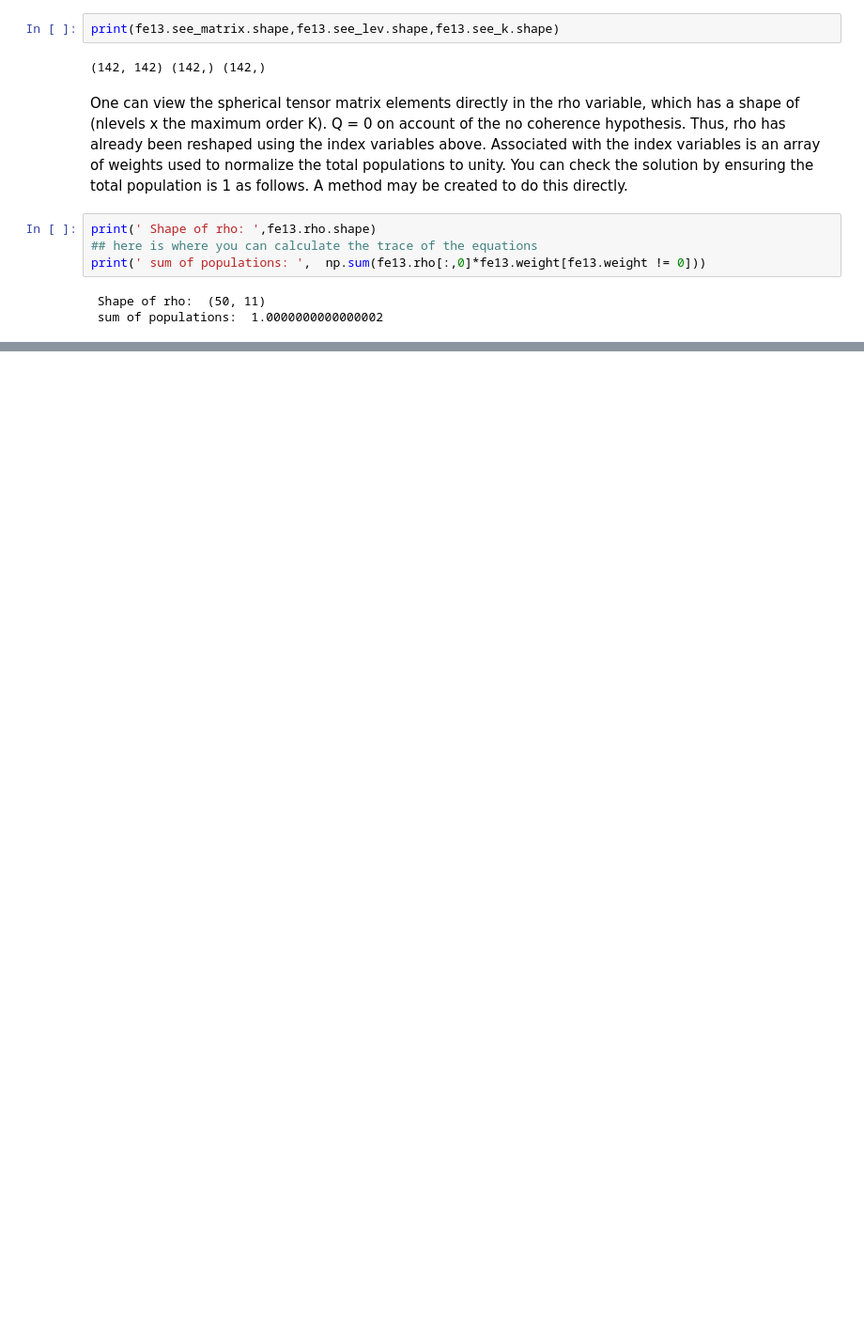
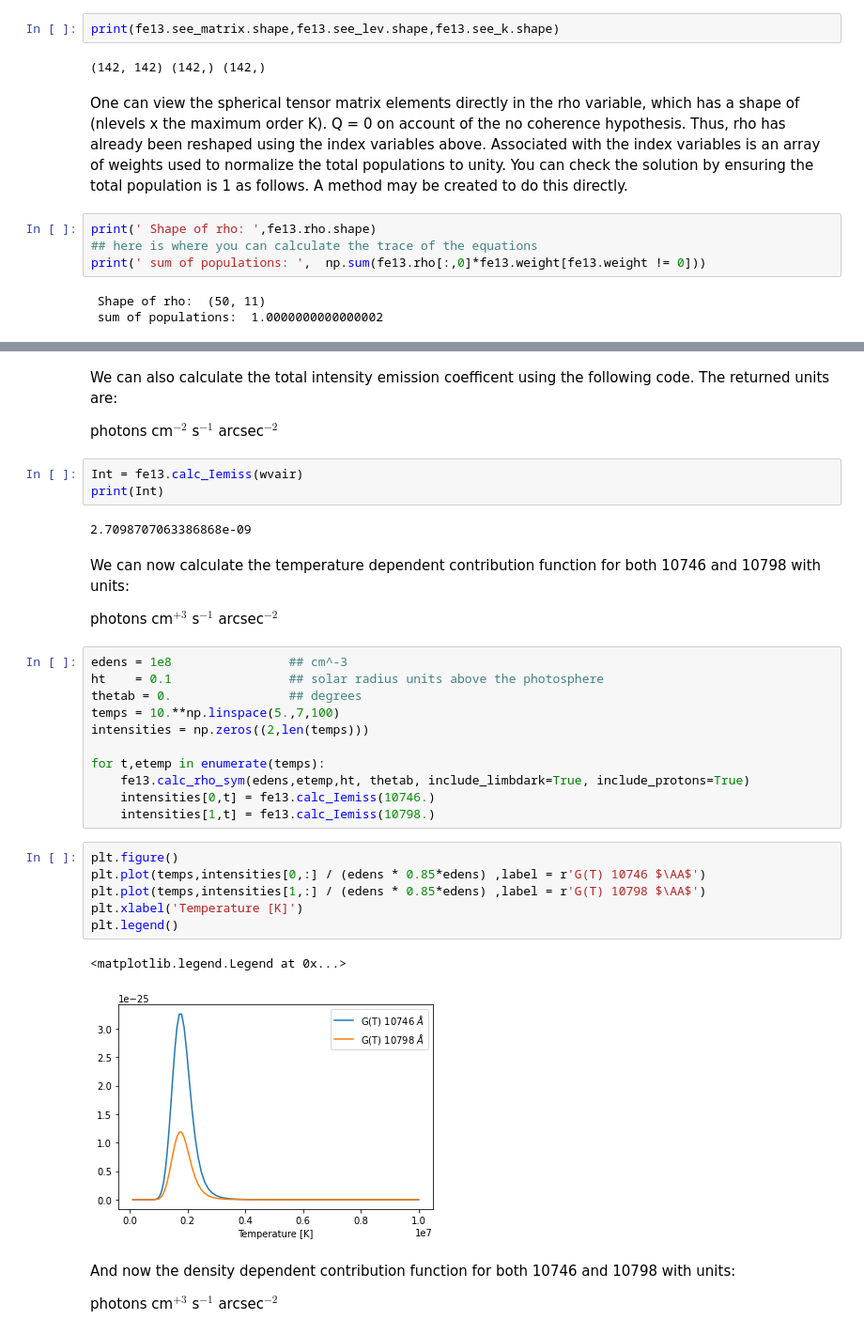
Before and after one commit to tschad/pycelp, a Jupyter notebook: examples/A_tour_of_the_Ion_class.ipynb, the cells around one changed output, grey strips where cells are left out. Shown: that part at 94% size. Drawn from its saved outputs; the diff is of its cells as text; blank space fills up the shorter version.

```diff
--- a/examples/A_tour_of_the_Ion_class.ipynb
+++ b/examples/A_tour_of_the_Ion_class.ipynb
@@ -105,0 +139,37 @@ print(' sum of populations: ',  np.sum(fe13.rho[:,0]*fe13.weight[fe13.weight !=
+# %% [markdown]
+We can also calculate the total intensity emission coefficent using the following code.  The returned units are:
+
+photons cm$^{-2}$ s$^{-1}$ arcsec$^{-2}$
+# %%
+Int = fe13.calc_Iemiss(wvair)
+print(Int)
+# %% [output]
+2.7098707063386868e-09
+# %% [markdown]
+We can now calculate the temperature dependent contribution function for both 10746 and 10798 with units:
+
+photons cm$^{+3}$ s$^{-1}$ arcsec$^{-2}$
+# %%
+edens = 1e8                ## cm^-3
+ht    = 0.1                ## solar radius units above the photosphere
+thetab = 0.                ## degrees
+temps = 10.**np.linspace(5.,7,100)
+intensities = np.zeros((2,len(temps)))
+
+for t,etemp in enumerate(temps):
+    fe13.calc_rho_sym(edens,etemp,ht, thetab, include_limbdark=True, include_protons=True)
+    intensities[0,t] = fe13.calc_Iemiss(10746.)
+    intensities[1,t] = fe13.calc_Iemiss(10798.)
+# %%
+plt.figure()
+plt.plot(temps,intensities[0,:] / (edens * 0.85*edens) ,label = r'G(T) 10746 $\AA$')
+plt.plot(temps,intensities[1,:] / (edens * 0.85*edens) ,label = r'G(T) 10798 $\AA$')
+plt.xlabel('Temperature [K]')
+plt.legend()
+# %% [output]
+<matplotlib.legend.Legend at 0x...>
+[figure, added]
+# %% [markdown]
+And now the density dependent contribution function for both 10746 and 10798 with units:
+
+photons cm$^{+3}$ s$^{-1}$ arcsec$^{-2}$
```
Also changed, not shown: parts of 9 cells of this notebook, 8 other files.
